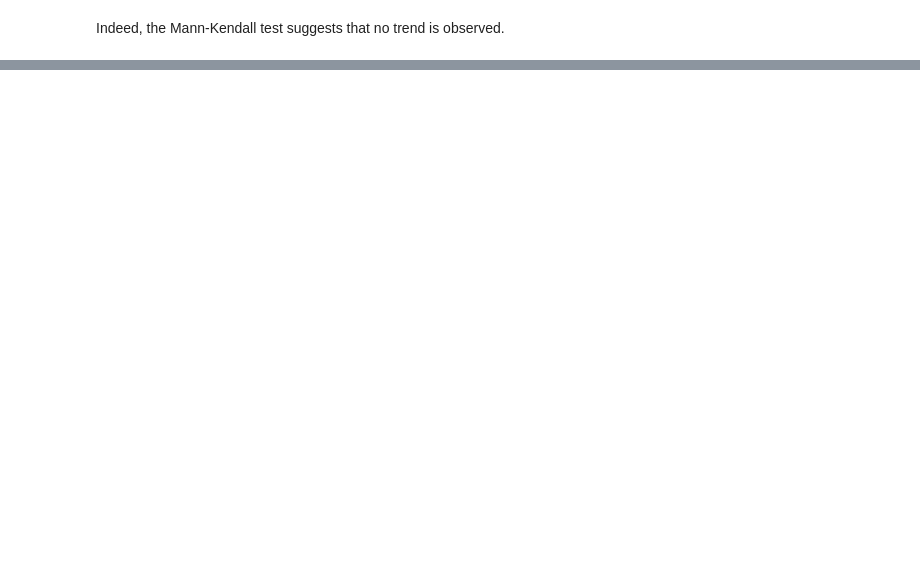
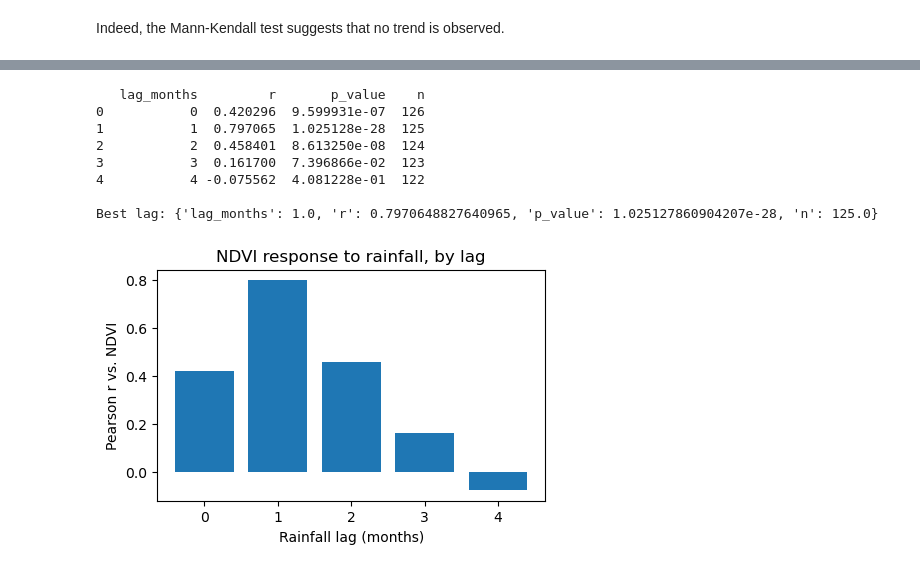
Before and after one commit to davidcirauqui/NDVI_index, a Jupyter notebook: NDVI.ipynb, the cells around one changed output, grey strips where cells are left out. Saved outputs shown, nothing was run; the diff lists cells and outputs as text; code cells hidden in the pictures; blank space fills up the shorter version.

```diff
--- a/NDVI.ipynb
+++ b/NDVI.ipynb
@@ -284,0 +301,28 @@ Indeed, the Mann-Kendall test suggests that no trend is observed.
+# %%
+corr_results, best_lag = NDVI_utils.lagged_correlation(
+    NDVI_mean_df.values,
+    climate_df["precipitation_sum"].values,
+    list(NDVI_mean_df.index),
+    driver_labels=list(climate_df.index),
+    max_lag=4,
+)
+print(corr_results)
+print()
+print("Best lag:", best_lag.to_dict() if best_lag is not None else "no lag had enough overlapping data")
+
+fig, ax = plt.subplots(figsize=[5, 3])
+ax.bar(corr_results["lag_months"], corr_results["r"])
+ax.set_xlabel("Rainfall lag (months)")
+ax.set_ylabel("Pearson r vs. NDVI")
+ax.set_title("NDVI response to rainfall, by lag")
+plt.show()
+# %% [output]
+   lag_months         r       p_value    n
+0           0  0.420296  9.599931e-07  126
+1           1  0.797065  1.025128e-28  125
+2           2  0.458401  8.613250e-08  124
+3           3  0.161700  7.396866e-02  123
+4           4 -0.075562  4.081228e-01  122
+
+Best lag: {'lag_months': 1.0, 'r': 0.7970648827640965, 'p_value': 1.025127860904207e-28, 'n': 125.0}
+[figure, added]
```
Also changed, not shown: parts of 16 cells of this notebook, 1 other file.
